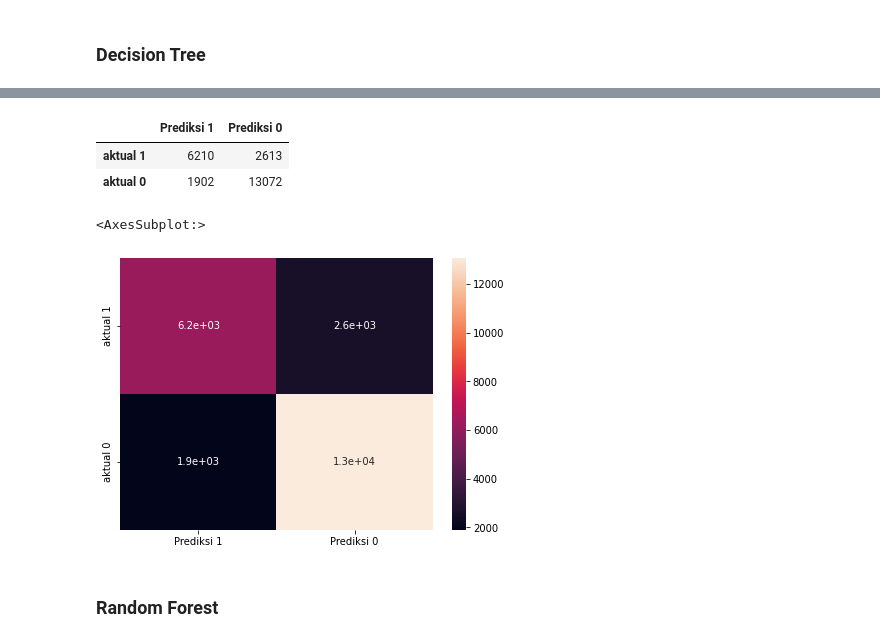
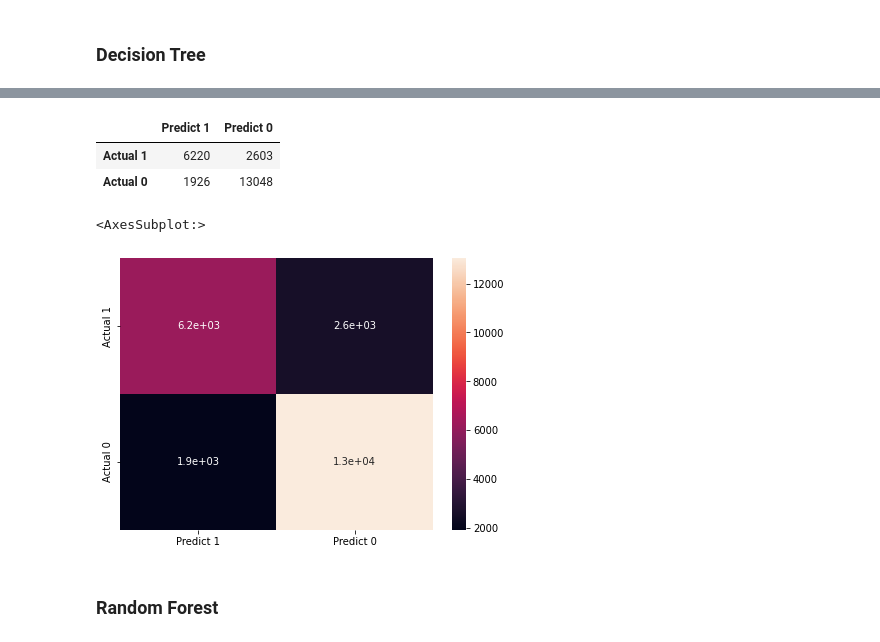
Before and after one commit to LakshitShah/HotelCancellationPrediction, a Jupyter notebook: Machine Learning Hotel.ipynb, the cells around one changed output, grey strips where cells are left out. Saved outputs shown, nothing was run; the diff lists cells and outputs as text; code cells hidden in the pictures.

```diff
--- a/Machine Learning Hotel.ipynb
+++ b/Machine Learning Hotel.ipynb
@@ -389,18 +382,18 @@ print(classification_report(y_test, y_pred_DT_base))
 weighted avg       0.81      0.81      0.81     23797
 # %%
 cm_DT_base = confusion_matrix(y_test, y_pred_DT_base, labels = [1,0])
-df_DT_base = pd.DataFrame(data = cm_DT_base, index = ['aktual 1', 'aktual 0'], columns = ['Prediksi 1', 'Prediksi 0'])
+df_DT_base = pd.DataFrame(data = cm_DT_base, index = ['Actual 1', 'Actual 0'], columns = ['Predict 1', 'Predict 0'])
 df_DT_base
 # %% [output]
-|  | Prediksi 1 | Prediksi 0 |
-| aktual 1 | 6210 | 2613 |
-| aktual 0 | 1902 | 13072 |
+|  | Predict 1 | Predict 0 |
+| Actual 1 | 6220 | 2603 |
+| Actual 0 | 1926 | 13048 |
 # %%
 plt.figure(figsize = (7, 5))
 sns.heatmap(df_DT_base, annot = True)
 # %% [output]
 <AxesSubplot:>
-[figure, old version]
+[figure, new version]
 # %% [markdown]
 ### Random Forest
 # %%
```
Also changed, not shown: parts of 22 cells of this notebook.
